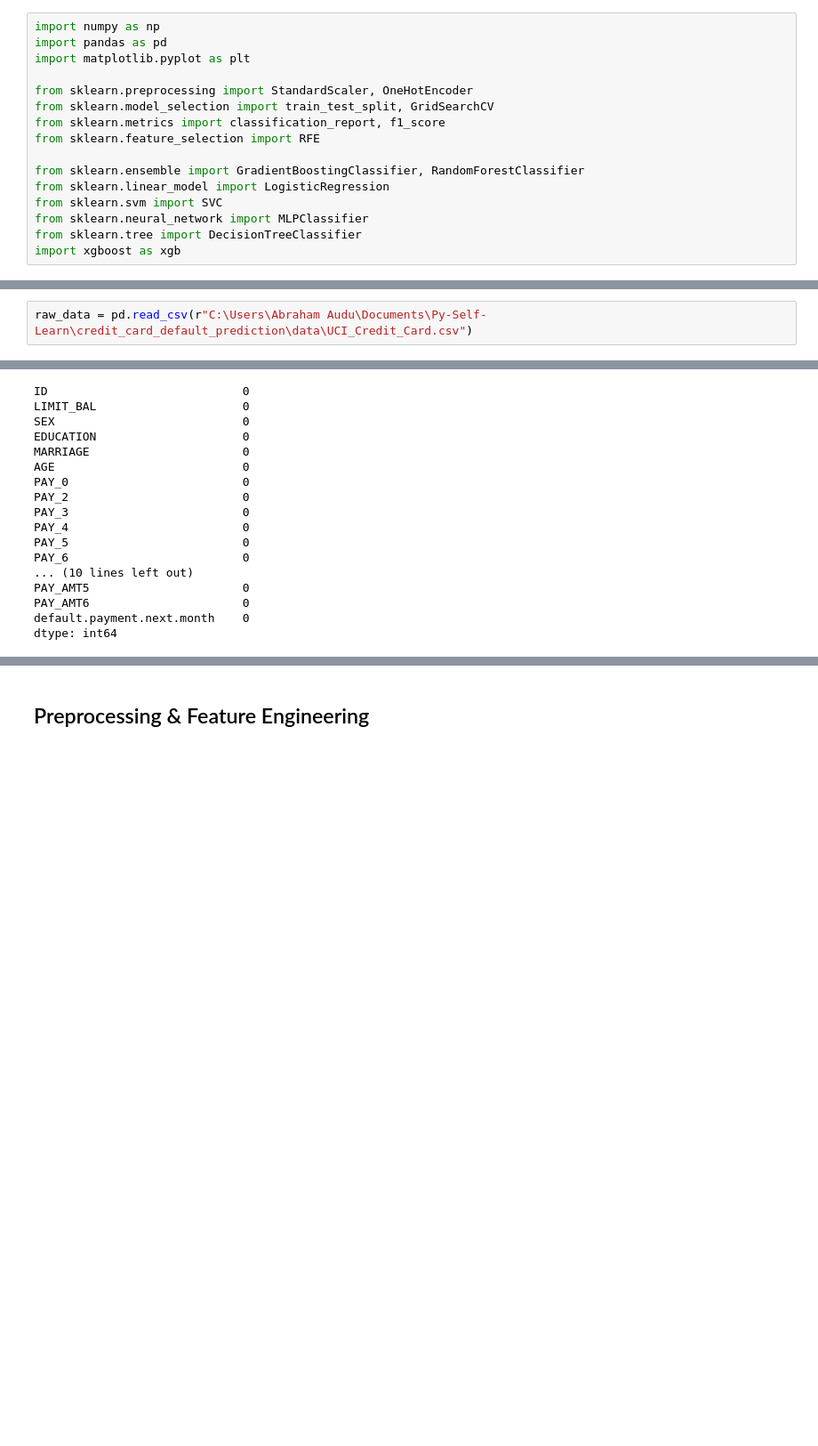
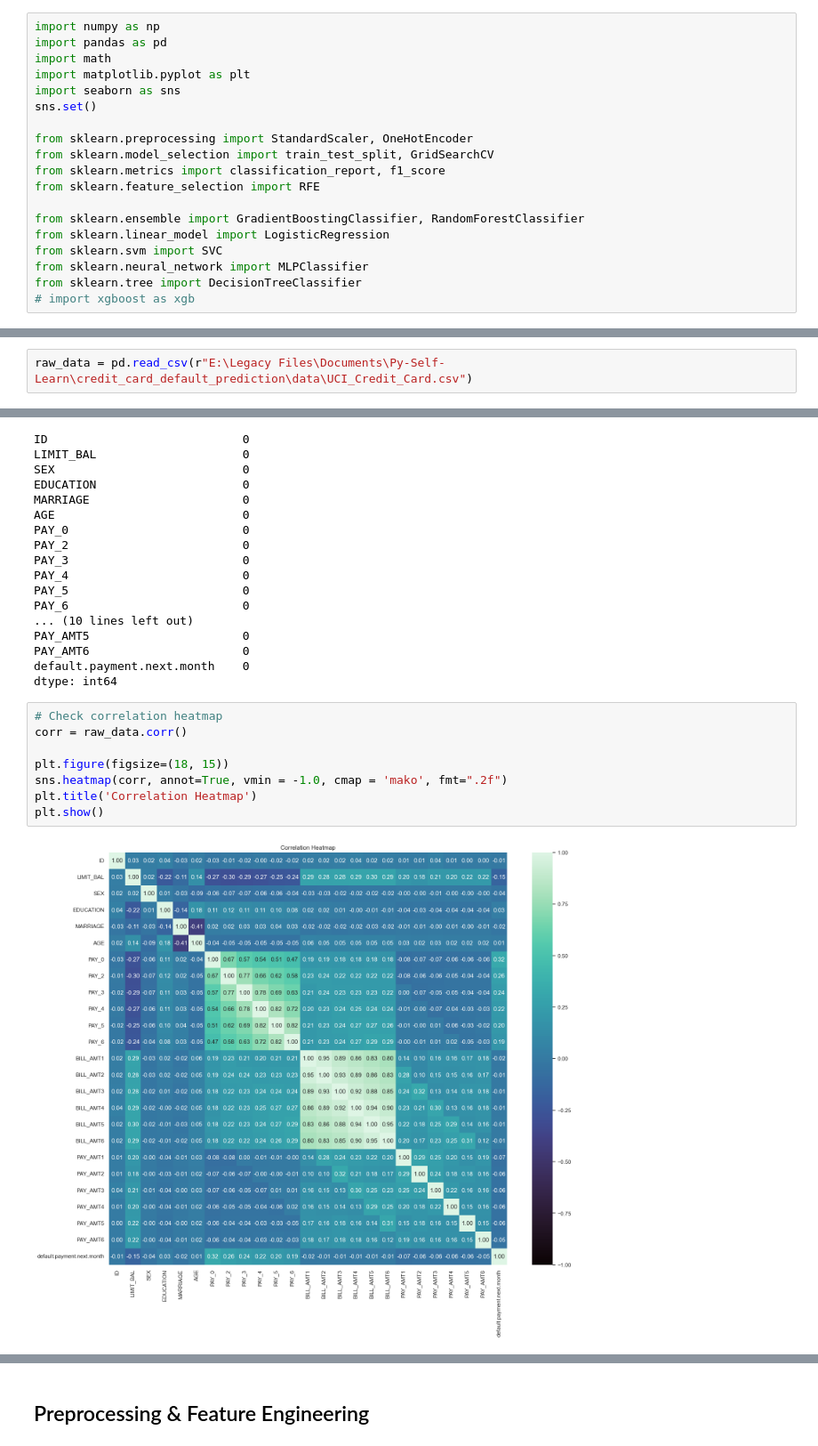
Before and after one commit to theabrahamaudu/credit_card_default_predictor, a Jupyter notebook: experiments/new_experiment.ipynb, the cells around one changed output, grey strips where cells are left out. Shown at 89% size. Saved outputs shown, nothing was run; the diff lists cells and outputs as text; blank space fills up the shorter version.

```diff
--- a/experiments/new_experiment.ipynb
+++ b/experiments/new_experiment.ipynb
@@ -3,7 +3,10 @@
 # %%
 import numpy as np
 import pandas as pd
+import math
 import matplotlib.pyplot as plt
+import seaborn as sns
+sns.set()
 
 from sklearn.preprocessing import StandardScaler, OneHotEncoder
 from sklearn.model_selection import train_test_split, GridSearchCV
@@ -15,13 +18,13 @@ from sklearn.linear_model import LogisticRegression
 from sklearn.svm import SVC
 from sklearn.neural_network import MLPClassifier
 from sklearn.tree import DecisionTreeClassifier
-import xgboost as xgb
+# import xgboost as xgb
 # %%
 pd.set_option('display.max_columns', None)
 # %% [markdown]
 ## Import Data
 # %%
-raw_data = pd.read_csv(r"C:\Users\Abraham Audu\Documents\Py-Self-Learn\credit_card_default_prediction\data\UCI_Credit_Card.csv")
+raw_data = pd.read_csv(r"E:\Legacy Files\Documents\Py-Self-Learn\credit_card_default_prediction\data\UCI_Credit_Card.csv")
 # %%
 raw_data.head()
 # %% [output]
@@ -75,3 +78,13 @@ PAY_AMT5                      0
 PAY_AMT6                      0
 default.payment.next.month    0
 dtype: int64
+# %%
+# Check correlation heatmap
+corr = raw_data.corr()
+
+plt.figure(figsize=(18, 15))
+sns.heatmap(corr, annot=True, vmin = -1.0, cmap = 'mako', fmt=".2f")
+plt.title('Correlation Heatmap')
+plt.show()
+# %% [output]
+[figure, added]
```
Also changed, not shown: parts of 19 cells of this notebook, 9 other files.
